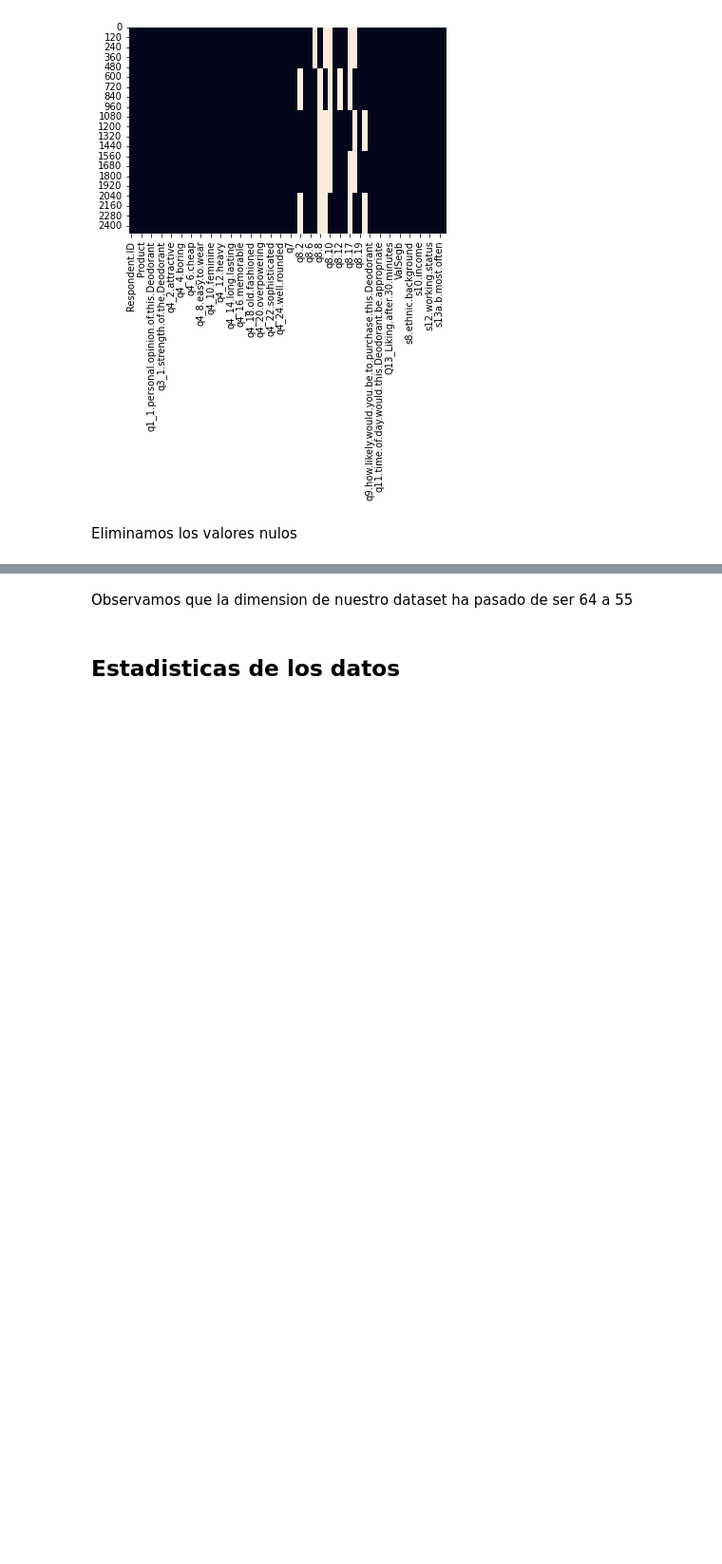
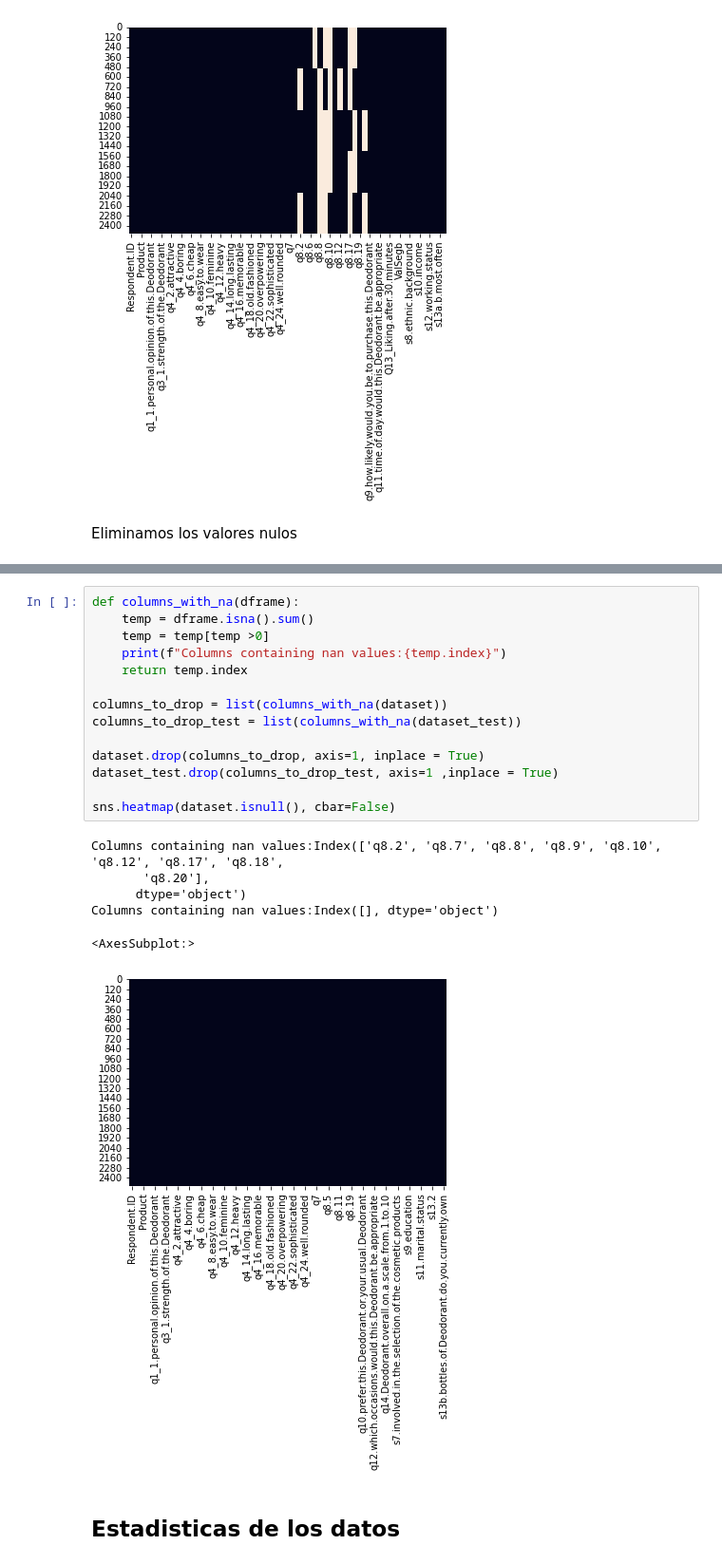
Before and after one commit to migueldemollet/ApCLaboratorio, a Jupyter notebook: Practica1.ipynb, the cells around one changed output, grey strips where cells are left out. Shown at 95% size. Drawn from its saved outputs; the diff is of its cells as text; blank space fills up the shorter version.

```diff
--- a/Practica1.ipynb
+++ b/Practica1.ipynb
@@ -114,5 +96,24 @@ dataset_test.dropna(1)
-# %% [markdown]
-Observamos que la dimension de nuestro dataset ha pasado de ser 64 a 55
+# %%
+def columns_with_na(dframe):
+    temp = dframe.isna().sum()
+    temp = temp[temp >0]
+    print(f"Columns containing nan values:{temp.index}")
+    return temp.index
+
+columns_to_drop = list(columns_with_na(dataset))
+columns_to_drop_test = list(columns_with_na(dataset_test))
+
+dataset.drop(columns_to_drop, axis=1, inplace = True)
+dataset_test.drop(columns_to_drop_test, axis=1 ,inplace = True)
+
+sns.heatmap(dataset.isnull(), cbar=False)
+# %% [output]
+Columns containing nan values:Index(['q8.2', 'q8.7', 'q8.8', 'q8.9', 'q8.10', 'q8.12', 'q8.17', 'q8.18',
+       'q8.20'],
+      dtype='object')
+Columns containing nan values:Index([], dtype='object')
+<AxesSubplot:>
+[figure, added]
 # %% [markdown]
 ## Estadisticas de los datos
 # %%
```
Also changed, not shown: parts of 17 cells of this notebook.
